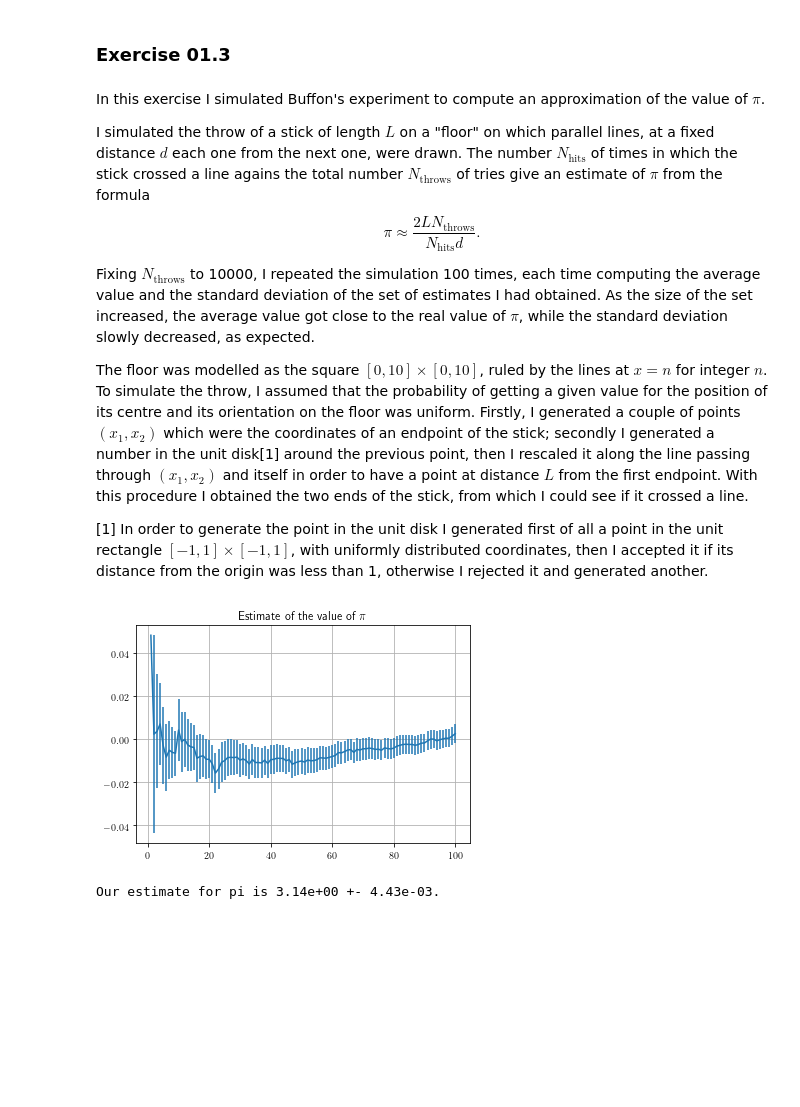
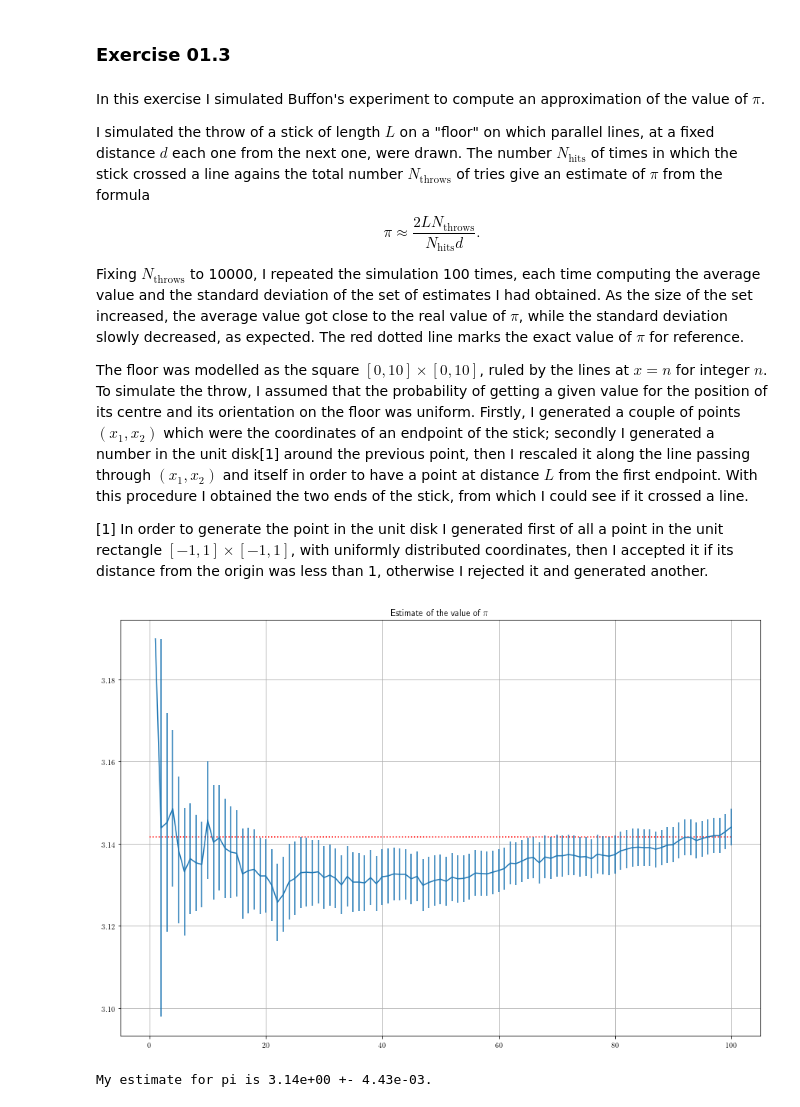
Before and after one commit to phaerrax/lab-simulazione-numerica, a Jupyter notebook: exercise01/exercise01.ipynb, the cells around one changed output. Saved outputs shown, nothing was run; the diff lists cells and outputs as text; code cells hidden in the pictures; blank space fills up the shorter version.

```diff
--- a/exercise01/exercise01.ipynb
+++ b/exercise01/exercise01.ipynb
@@ -258,7 +262,7 @@ $$
 $$
 
 Fixing $N_\mathrm{throws}$ to 10000, I repeated the simulation 100 times, each time computing the average value and the standard deviation of the set of estimates I had obtained.
-As the size of the set increased, the average value got close to the real value of $\pi$, while the standard deviation slowly decreased, as expected.
+As the size of the set increased, the average value got close to the real value of $\pi$, while the standard deviation slowly decreased, as expected. The red dotted line marks the exact value of $\pi$ for reference.
 
 The floor was modelled as the square $[0,10]\times[0,10]$, ruled by the lines at $x=n$ for integer $n$.
 To simulate the throw, I assumed that the probability of getting a given value for the position of its centre and its orientation on the floor was uniform.
@@ -269,18 +273,20 @@ With this procedure I obtained the two ends of the stick, from which I could see
 # %%
 # Data collection
 filename = "exercise01-3/pi_estimate.dat"
 
 estimate, std = np.loadtxt(filename, skiprows = 1, unpack = True)
 
-plt.errorbar(range(1, len(estimate) + 1), estimate - np.pi, yerr = std)
+plt.figure(figsize = (15,10))
+plt.hlines(np.pi, 0, len(estimate), colors = "red", linestyle = "dotted")
+plt.errorbar(range(1, len(estimate) + 1), estimate, yerr = std)
 plt.title(r"Estimate of the value of $\pi$")
 plt.grid(True)
 
 plt.show()
 
-print("Our estimate for pi is "
+print("My estimate for pi is "
       + "{:.2e}".format(estimate[-1]) + " +- " + "{:.2e}".format(std[-1])
       + ".")
 # %% [output]
-[figure, old version]
+[figure, new version]
-Our estimate for pi is 3.14e+00 +- 4.43e-03.
+My estimate for pi is 3.14e+00 +- 4.43e-03.
```
Also changed, not shown: parts of 5 cells of this notebook, 2 other files.
